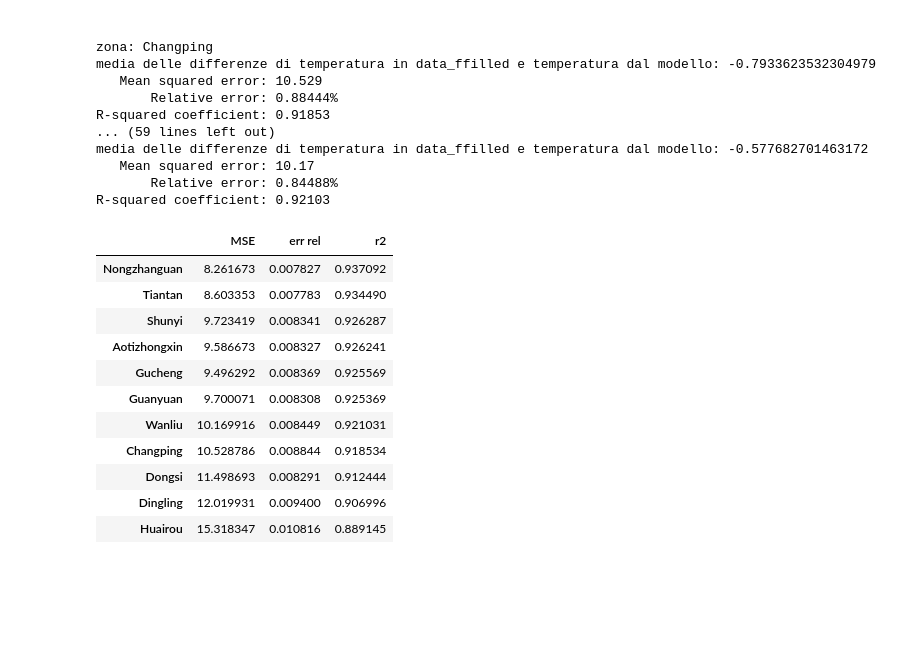
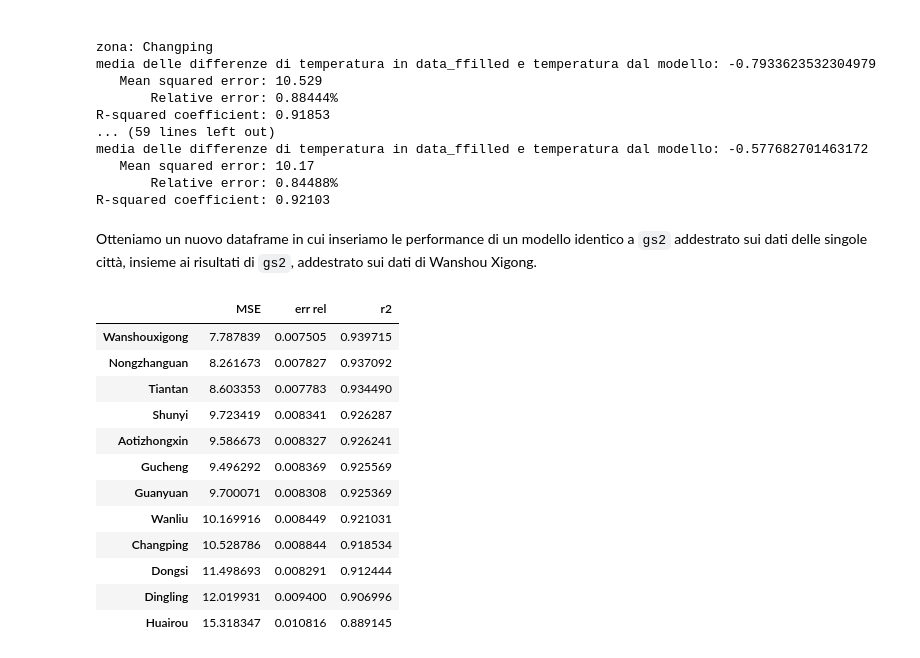
Before and after one commit to jackprb/beijing-air-quality, a Jupyter notebook: air-quality.ipynb, the cells around one changed output. Cells and saved outputs as stored; diff of their text form; code cells hidden in the pictures; blank space fills up the shorter version.

```diff
--- a/air-quality.ipynb
+++ b/air-quality.ipynb
@@ -652,7 +647,8 @@ model2a = Pipeline([
     ("regr", LinearRegression())
 ])
 grid = {
-    "poly__degree": [2,3,4]
+    "poly__degree": [2,3]
+    # abbiamo rimosso il grado 4 per ridurre i tempi di addestramento, durante i test non è stato mai scelto
 }
 gs = GridSearchCV(model2a, grid, cv=kf, refit=True)
 gs.fit(X_train, y_train)
@@ -708,7 +703,8 @@ model2b = Pipeline([
     ("regr", LinearRegression())
 ])
 grid = {
-    "poly__degree": [2,3,4]
+    "poly__degree": [2,3]
+    # abbiamo rimosso il grado 4 per ridurre i tempi di addestramento, durante i test non è stato mai scelto
 }
 gs2 = GridSearchCV(model2b, grid, cv=tss, refit=True)
 gs2.fit(X_train, y_train)
@@ -1096,0 +1058,10 @@ Notiamo che il coefficiente $R^2$ è
+# %%
+y_removed = data_clean_wan['TEMP']
+X_removed = data_clean_wan.drop(['TEMP'], axis=1)
+
+X_train_r, X_val_r, y_train_r, y_val_r = train_test_split(X_removed, y_removed, test_size=1/3, random_state=42)
+
+from sklearn.base import clone # crea copia del modello gs2
+gs2Clone = clone(gs2.best_estimator_)
+gs2Clone.fit(X_train_r, y_train_r)
+print_eval_all(X_train_r, y_train_r, X_val_r, y_val_r, gs2Clone);
@@ -1258,6 +1241,6 @@ Changping, Dingling, Huairou
 # %%
 results = {}
-coefs = {}
+coefs = { dict_names['Wans']: gs2.best_estimator_.named_steps['regr'].coef_}
 
 for city in dict_names.values():
     y_cities = data_ffilled.loc[ data_ffilled["station"] == city, 'TEMP']
@@ -1269,13 +1252,14 @@ for city in dict_names.values():
              (y_cities - preds).mean())
         results[city] = print_eval(X_cities, y_cities, gs2.best_estimator_)
 
-    model = Pipeline([
-        ("poly",  PolynomialFeatures(degree=2, include_bias=False)),
-        ("scale", StandardScaler()),
-        ("regr", LinearRegression())
-    ])
-    model.fit(X_cities, y_cities)
-    coefs[city] = model.named_steps['regr'].coef_
+        model = Pipeline([
+            ("poly",  PolynomialFeatures(degree=2, include_bias=False)),
+            ("scale", StandardScaler()),
+            ("regr", LinearRegression())
+        ])
+        model.fit(X_cities, y_cities)
+        coefs[city] = model.named_steps['regr'].coef_
+
     # decommentare la linea seguente per mostrare in un grafico le previsioni del modello
     #plotMeanFeatureByDateAndCity("TEMP", data_ffilled.loc[ data_ffilled["station"] == city], city, getPredictions(X, gs.best_estimator_))
 # %% [output]
@@ -1296,11 +1280,15 @@ media delle differenze di temperatura in data_ffilled e temperatura dal modello:
    Mean squared error: 10.17
        Relative error: 0.84488%
 R-squared coefficient: 0.92103
+# %% [markdown]
+Otteniamo un nuovo dataframe in cui inseriamo le performance di un modello identico a `gs2` addestrato sui dati delle singole città, insieme ai risultati di `gs2`, addestrato sui dati di Wanshou Xigong.
 # %%
+results[dict_names['Wans']] = resGs2 # ottiene i risultati di gs2
 results_cities = pd.DataFrame(results, index=['MSE', 'err rel', "r2"]).T.sort_values("r2", ascending = False)
 results_cities
 # %% [output]
 |  | MSE | err rel | r2 |
+| Wanshouxigong | 7.787839 | 0.007505 | 0.939715 |
 | Nongzhanguan | 8.261673 | 0.007827 | 0.937092 |
 | Tiantan | 8.603353 | 0.007783 | 0.934490 |
 | Shunyi | 9.723419 | 0.008341 | 0.926287 |
```
Also changed, not shown: parts of 64 cells of this notebook.
